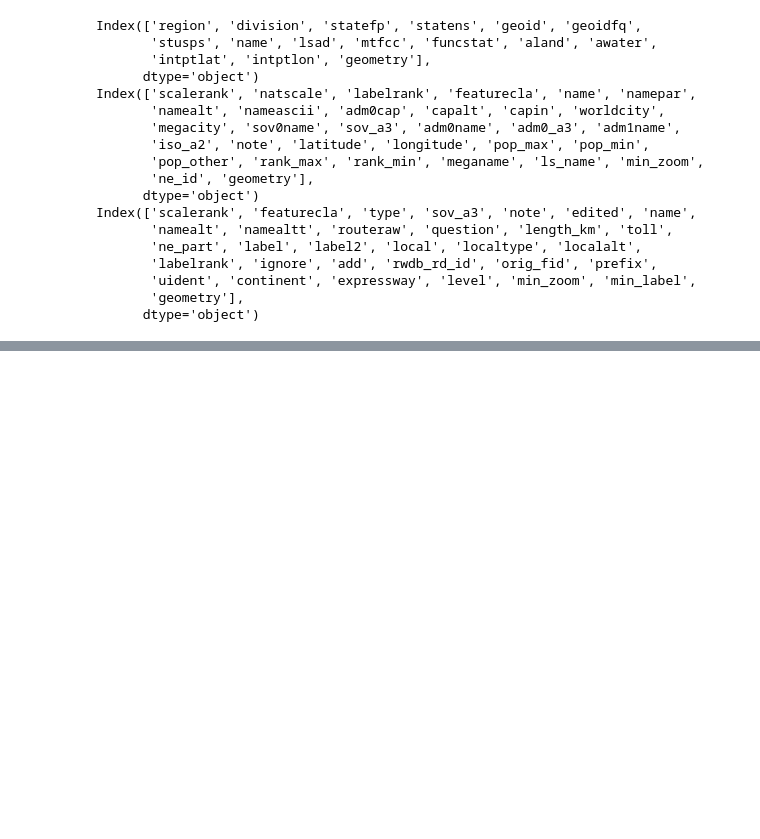
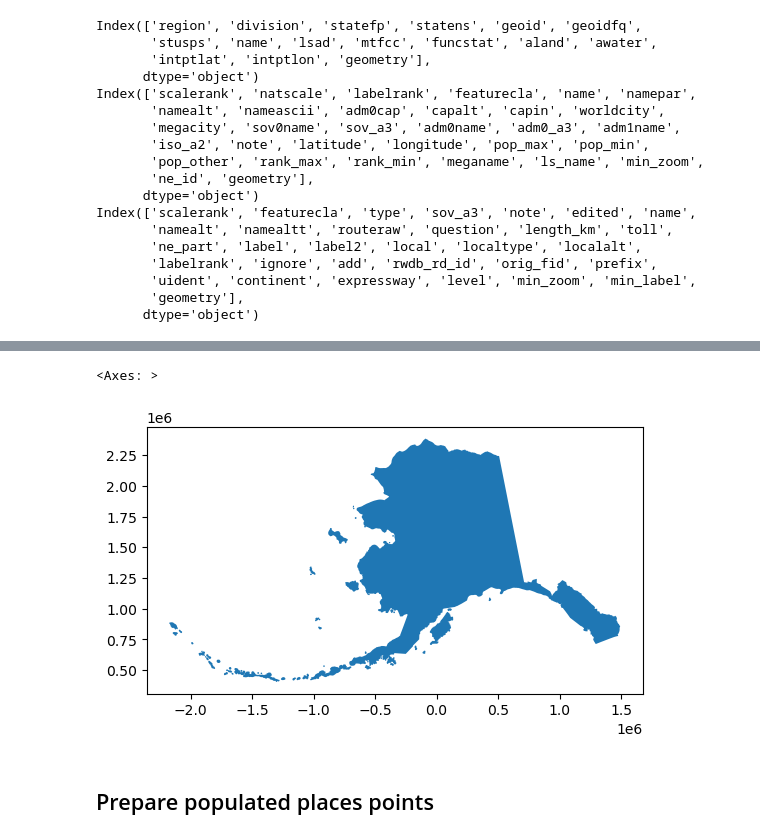
Before and after one commit to sarahhinkley/eds220-inclass, a Jupyter notebook: week7/week-7-clipping-STUDENTS.ipynb, the cells around one changed output, grey strips where cells are left out. Cells and saved outputs as stored; diff of their text form; code cells hidden in the pictures; blank space fills up the shorter version.

```diff
--- a/week7/week-7-clipping-STUDENTS.ipynb
+++ b/week7/week-7-clipping-STUDENTS.ipynb
@@ -86,0 +123,6 @@ Index(['scalerank', 'featurecla', 'type', 'sov_a3', 'note', 'edited', 'name',
+# %%
+# Reproject to a CRS that is specifically assigned for Alaska (optimize for Alaska)
+alaska = alaska.to_crs('epsg:3338')
+
+# Inspect the new CRS
+alaska.crs
@@ -86,0 +144,8 @@ Index(['scalerank', 'featurecla', 'type', 'sov_a3', 'note', 'edited', 'name',
+# %%
+# PLot
+alaska.plot()
+# %% [output]
+<Axes: >
+[figure, added]
+# %% [markdown]
+## Prepare populated places points
```
Also changed, not shown: parts of 36 cells of this notebook.
